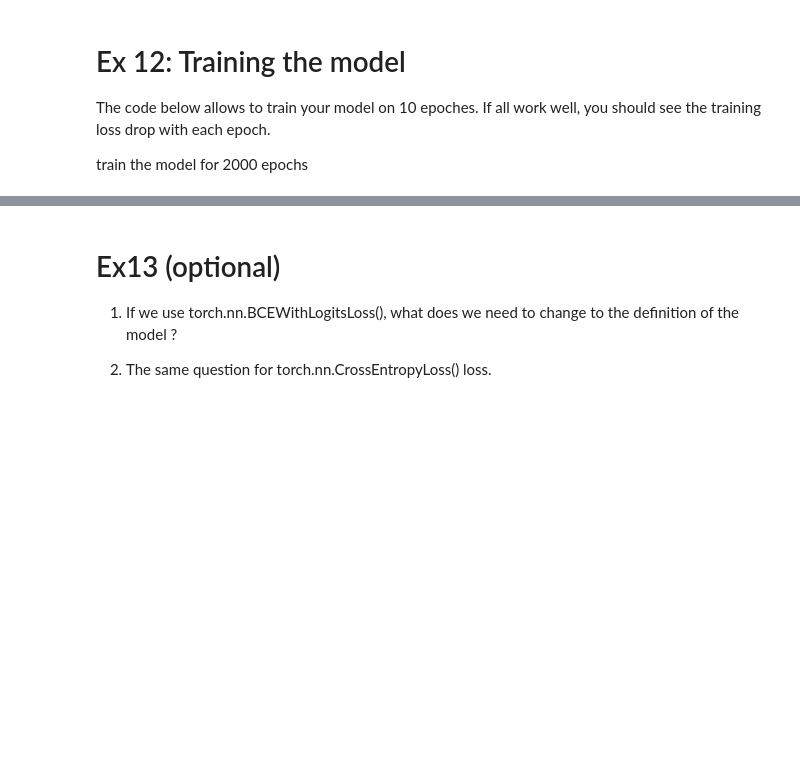
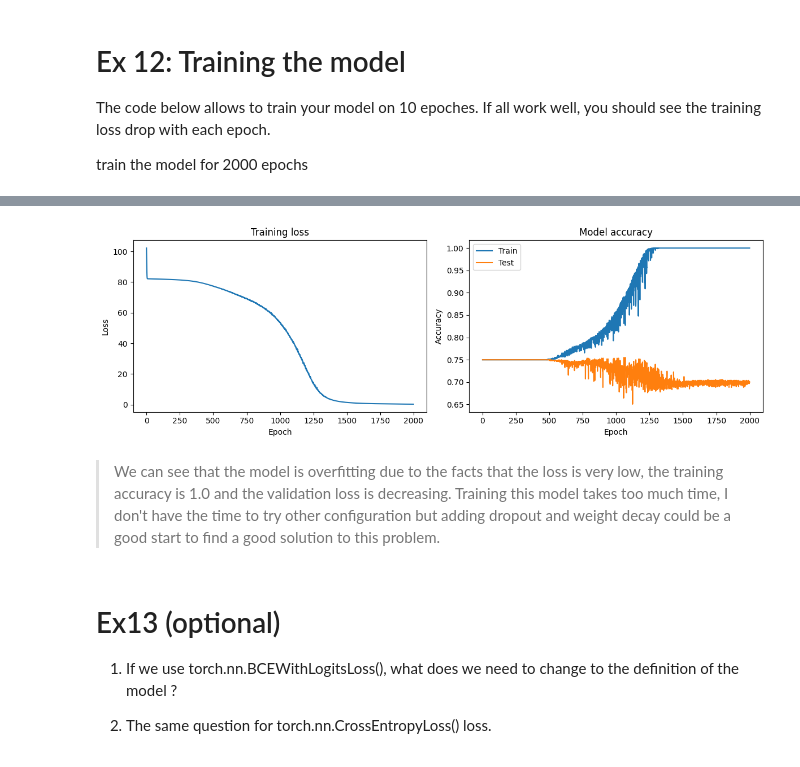
Before and after one commit to TopAgrume/healt_projects, a Jupyter notebook: TP_bonus/4_Machine_learning_for_genomics/4. classify_TF_binding.ipynb, the cells around one changed output, grey strips where cells are left out. Saved outputs shown, nothing was run; the diff lists cells and outputs as text; code cells hidden in the pictures; blank space fills up the shorter version.

```diff
--- a/TP_bonus/4_Machine_learning_for_genomics/4. classify_TF_binding.ipynb
+++ b/TP_bonus/4_Machine_learning_for_genomics/4. classify_TF_binding.ipynb
@@ -246,3 +364,7 @@ def compute_num_correct_pred(y_prob, y_label):
+# %%
+def compute_num_correct_pred(y_prob, y_label):
+    predictions = (y_prob >= 0.5).float()
+    return (predictions == y_label).sum().item()
 # %% [markdown]
 
 The function below allows to calculate the accuracy of the model on dataset loader. Execute this function to see if you implemented the compute_num_correct_pred function correctly.
@@ -266,3 +388,20 @@ def test(loader):
 The code below allows to train your model on 10 epoches. If all work well, you should see the training loss drop with each epoch.
 
 train the model for 2000 epochs
+# %%
+n_epochs = 2000
+train_losses = []
+train_accuracies = []
+test_accuracies = []
+
+for epoch in range(n_epochs):
+    loss = train()
+    train_acc = test(train_loader)
+    test_acc = test(test_loader)
+
+    train_losses.append(loss)
+    train_accuracies.append(train_acc)
+    test_accuracies.append(test_acc)
+
+    if (epoch + 1) % 50 == 0:
+        print(f'Epoch {epoch+1}/{n_epochs}, train_loss: {loss:.4f}, train_accuracy: {train_acc:.4f}, test_accuracy: {test_acc:.4f}')
@@ -269,3 +426,28 @@ train the model for 2000 epochs
+# %%
+plt.figure(figsize=(12, 4))
+
+# 1
+plt.subplot(1, 2, 1)
+plt.plot(train_losses)
+plt.title('Training loss')
+plt.xlabel('Epoch')
+plt.ylabel('Loss')
+
+# 2
+plt.subplot(1, 2, 2)
+plt.plot(train_accuracies, label='Train')
+plt.plot(test_accuracies, label='Test')
+plt.title('Model accuracy')
+plt.xlabel('Epoch')
+plt.ylabel('Accuracy')
+plt.legend()
+
+plt.tight_layout()
+plt.show()
+# %% [output]
+[figure, added]
+# %% [markdown]
+> We can see that the model is overfitting due to the facts that the loss is very low, the training accuracy is 1.0 and the validation loss is decreasing. Training this model takes too much time, I don't have the time to try other configuration but adding dropout and weight decay could be a good start to find a good solution to this problem.
 # %% [markdown]
 # Ex13 (optional)
 
```
Also changed, not shown: parts of 26 cells of this notebook.
